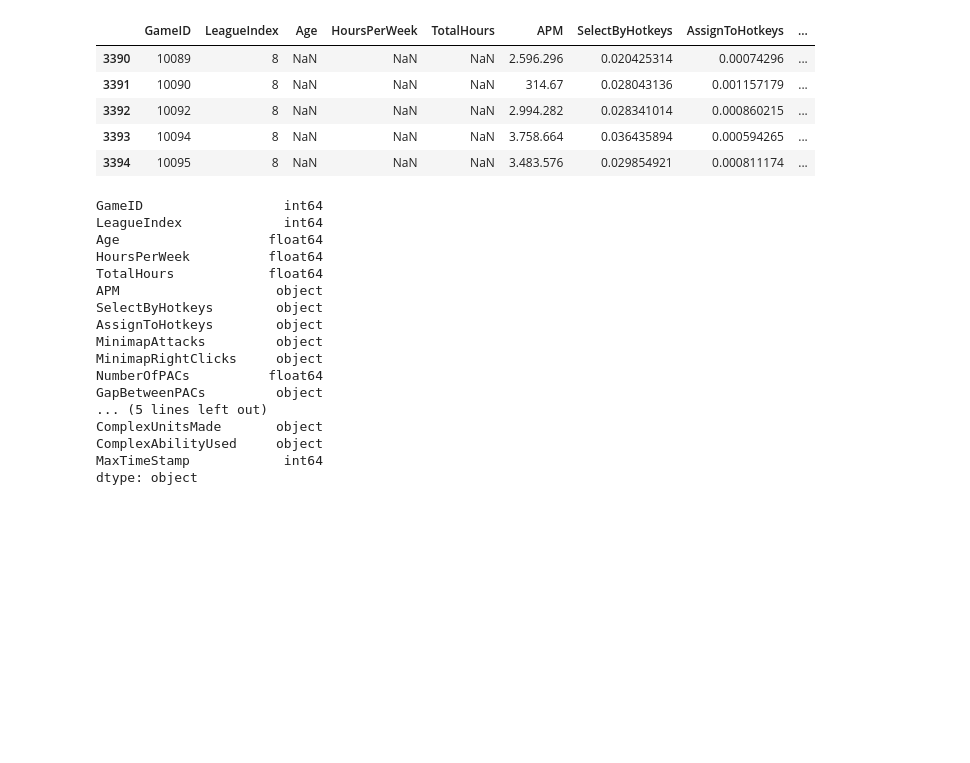
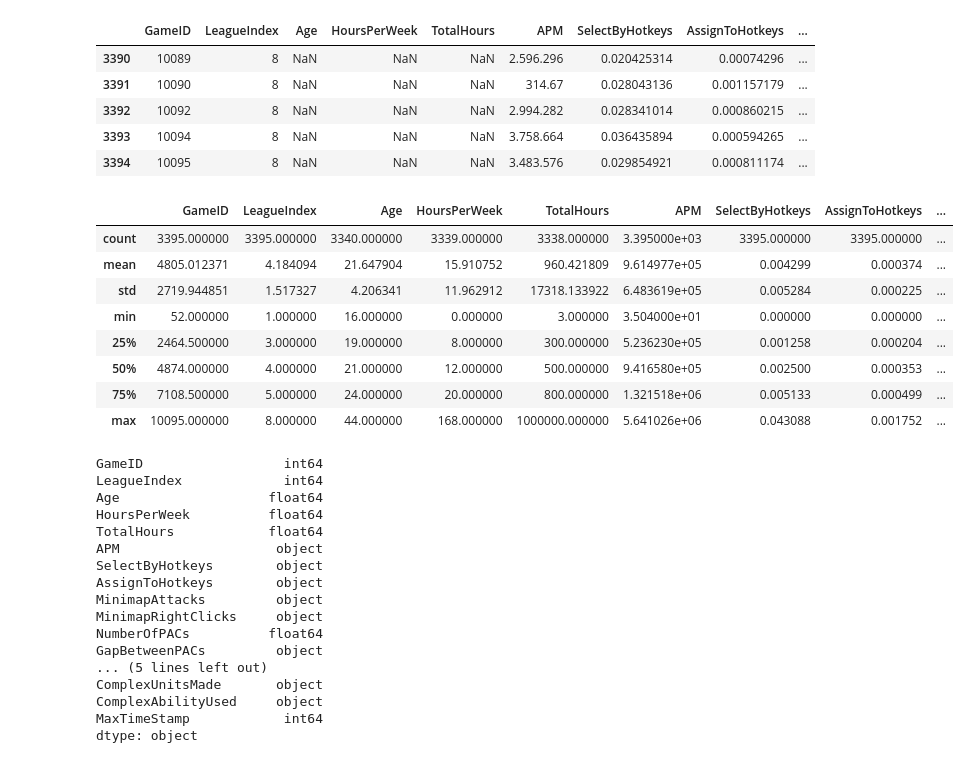
Before and after one commit to CristobalCabezas/datamining_duoc2024, a Jupyter notebook: EA1/Evaulacion1.ipynb, the cells around one changed output. Saved outputs shown, nothing was run; the diff lists cells and outputs as text; code cells hidden in the pictures; blank space fills up the shorter version.

```diff
--- a/EA1/Evaulacion1.ipynb
+++ b/EA1/Evaulacion1.ipynb
@@ -39,6 +67,19 @@ sc2DF.tail()
 | 3392 | 10092 | 8 | NaN | NaN | NaN | 2.994.282 | 0.028341014 | 0.000860215 | ... |
 | 3393 | 10094 | 8 | NaN | NaN | NaN | 3.758.664 | 0.036435894 | 0.000594265 | ... |
 | 3394 | 10095 | 8 | NaN | NaN | NaN | 3.483.576 | 0.029854921 | 0.000811174 | ... |
+# %%
+# Resumen estadístico de nuestras columnas
+sc2DF.describe()
+# %% [output]
+|  | GameID | LeagueIndex | Age | HoursPerWeek | TotalHours | APM | SelectByHotkeys | AssignToHotkeys | ... |
+| count | 3395.000000 | 3395.000000 | 3340.000000 | 3339.000000 | 3338.000000 | 3.395000e+03 | 3395.000000 | 3395.000000 | ... |
+| mean | 4805.012371 | 4.184094 | 21.647904 | 15.910752 | 960.421809 | 9.614977e+05 | 0.004299 | 0.000374 | ... |
+| std | 2719.944851 | 1.517327 | 4.206341 | 11.962912 | 17318.133922 | 6.483619e+05 | 0.005284 | 0.000225 | ... |
+| min | 52.000000 | 1.000000 | 16.000000 | 0.000000 | 3.000000 | 3.504000e+01 | 0.000000 | 0.000000 | ... |
+| 25% | 2464.500000 | 3.000000 | 19.000000 | 8.000000 | 300.000000 | 5.236230e+05 | 0.001258 | 0.000204 | ... |
+| 50% | 4874.000000 | 4.000000 | 21.000000 | 12.000000 | 500.000000 | 9.416580e+05 | 0.002500 | 0.000353 | ... |
+| 75% | 7108.500000 | 5.000000 | 24.000000 | 20.000000 | 800.000000 | 1.321518e+06 | 0.005133 | 0.000499 | ... |
+| max | 10095.000000 | 8.000000 | 44.000000 | 168.000000 | 1000000.000000 | 5.641026e+06 | 0.043088 | 0.001752 | ... |
 # %%
 # Una vista a los tipos de datos de cada una de las columnas
 sc2DF.dtypes
```
Also changed, not shown: parts of 21 cells of this notebook.
